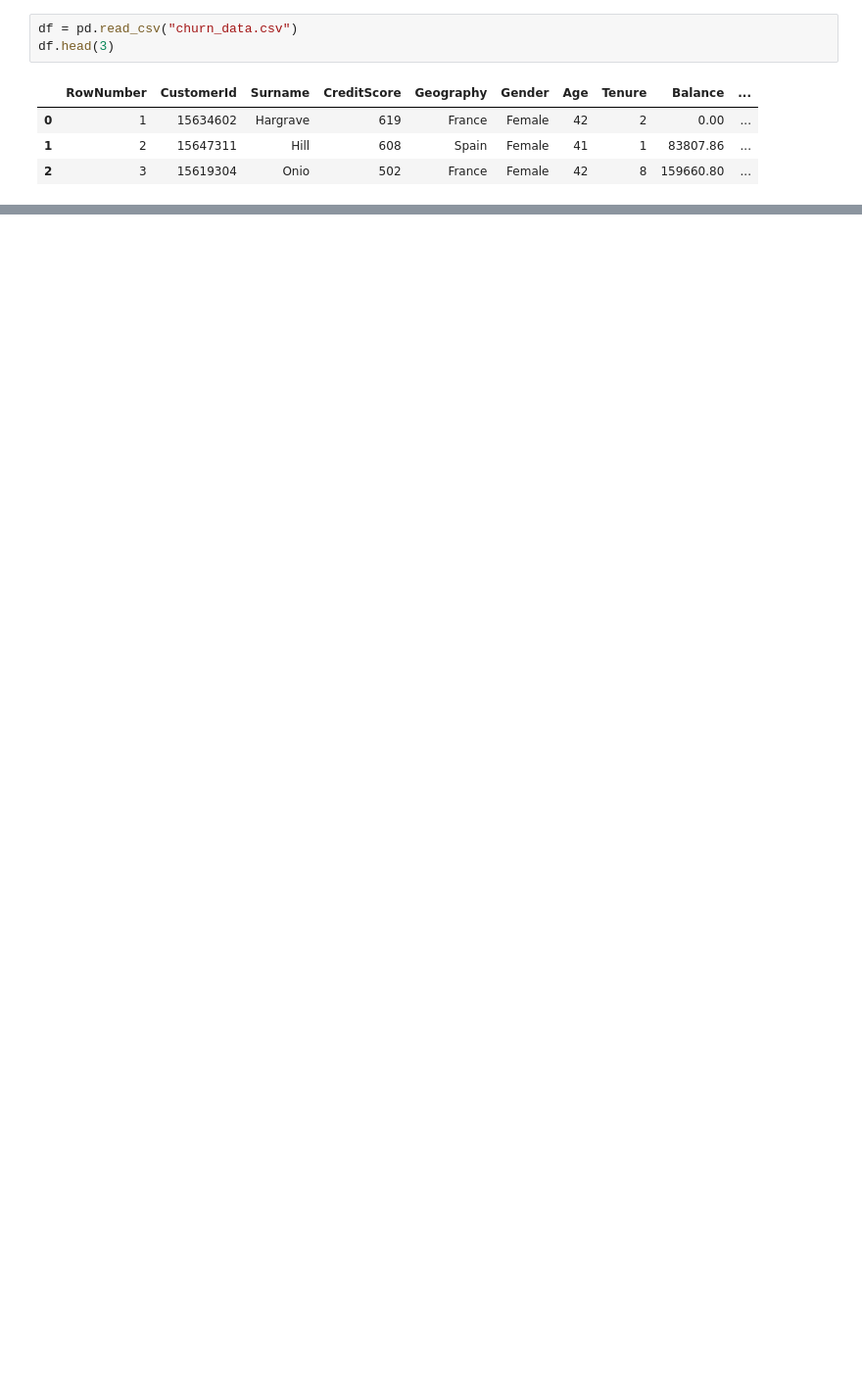
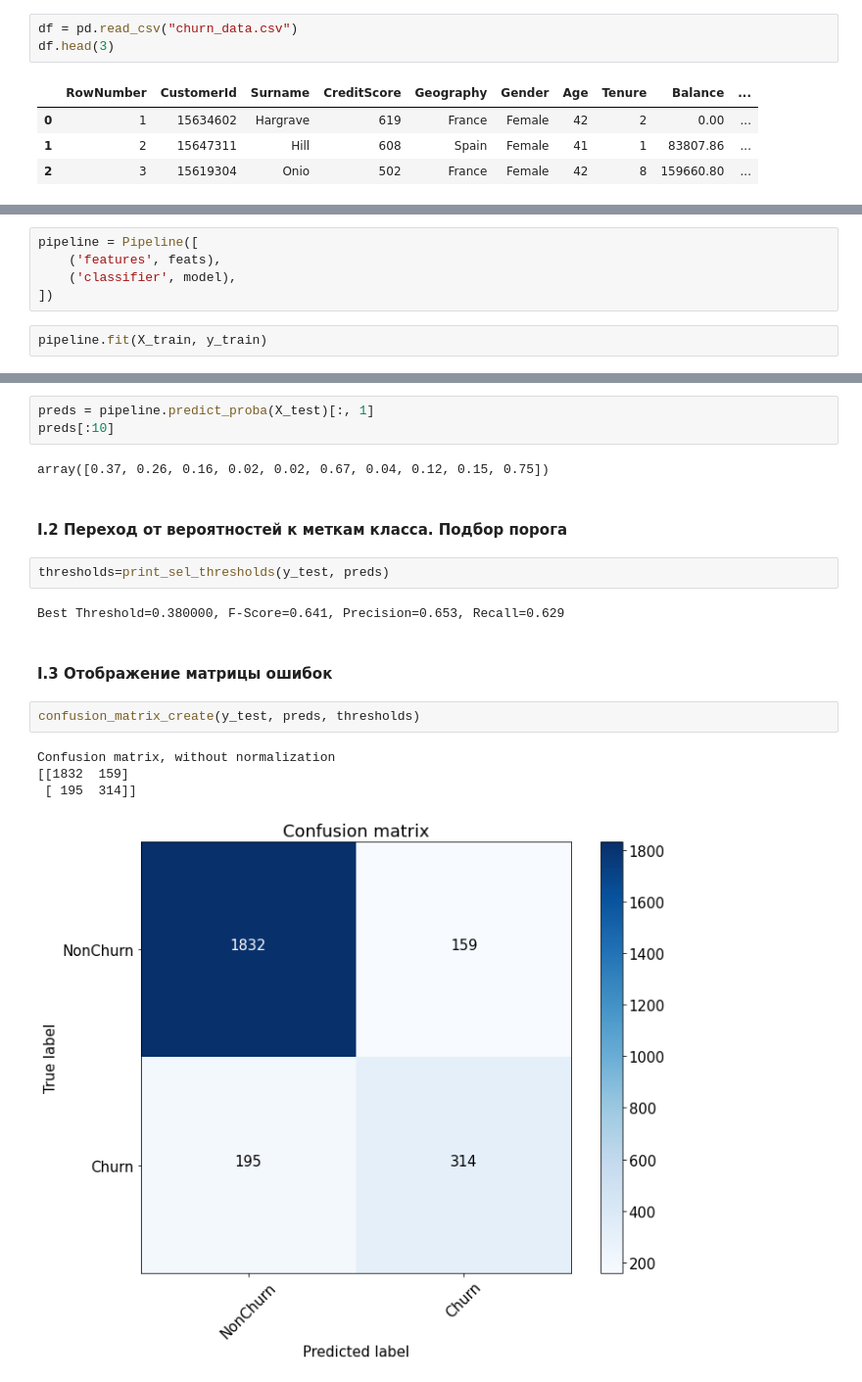
Before and after one commit to alex-chin/gb_business, a Jupyter notebook: homeworks/home05/home05.ipynb, the cells around one changed output, grey strips where cells are left out. Shown: that part at 98% size. Saved outputs shown, nothing was run; the diff lists cells and outputs as text; blank space fills up the shorter version.

```diff
--- a/homeworks/home05/home05.ipynb
+++ b/homeworks/home05/home05.ipynb
@@ -41,0 +266,7 @@ df.head(3)
+# %%
+pipeline = Pipeline([
+    ('features', feats),
+    ('classifier', model),
+])
+# %%
+pipeline.fit(X_train, y_train)
@@ -41,0 +293,20 @@ df.head(3)
+# %%
+preds = pipeline.predict_proba(X_test)[:, 1]
+preds[:10]
+# %% [output]
+array([0.37, 0.26, 0.16, 0.02, 0.02, 0.67, 0.04, 0.12, 0.15, 0.75])
+# %% [markdown]
+#### I.2 Переход от вероятностей к меткам класса. Подбор порога
+# %%
+thresholds=print_sel_thresholds(y_test, preds)
+# %% [output]
+Best Threshold=0.380000, F-Score=0.641, Precision=0.653, Recall=0.629
+# %% [markdown]
+#### I.3 Отображение матрицы ошибок
+# %%
+confusion_matrix_create(y_test, preds, thresholds)
+# %% [output]
+Confusion matrix, without normalization
+[[1832  159]
+ [ 195  314]]
+[figure, added]
```
Also changed, not shown: parts of 40 cells of this notebook.
